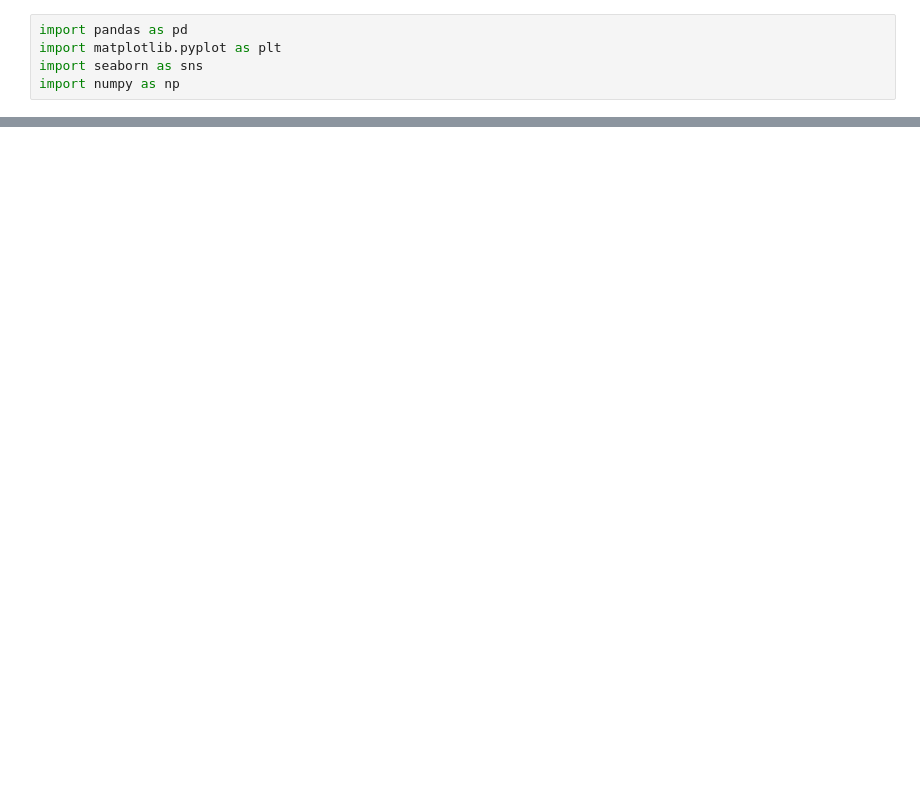
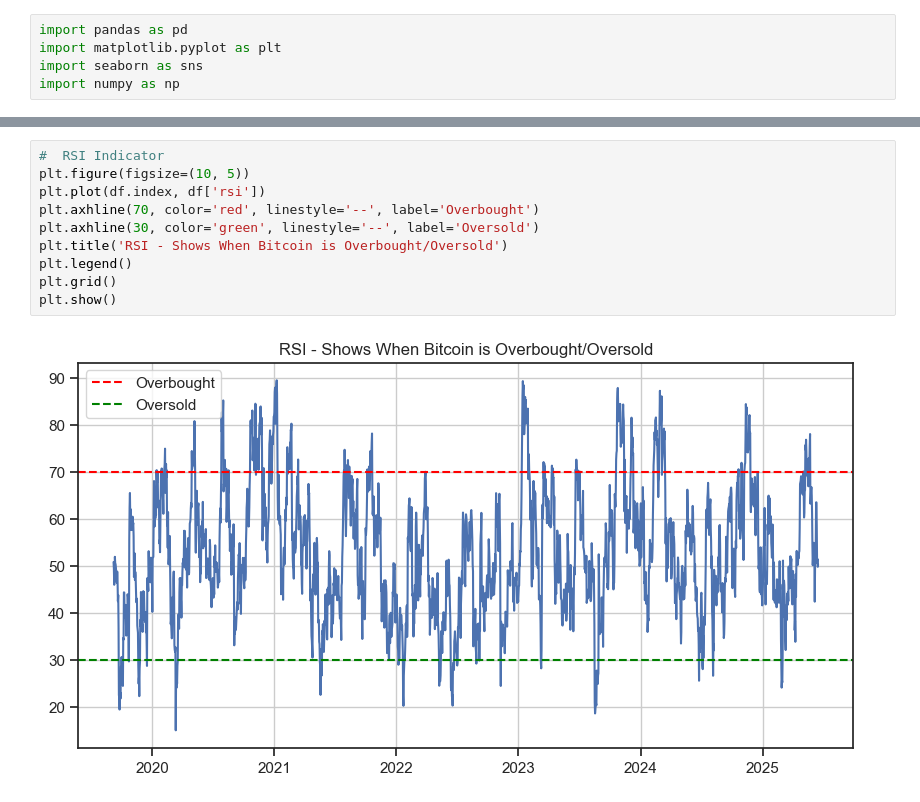
Before and after one commit to a7-peer/BTC_tradingbot, a Jupyter notebook: EDA/BTC_EDA.ipynb, the cells around one changed output, grey strips where cells are left out. Cells and saved outputs as stored; diff of their text form; blank space fills up the shorter version.

```diff
--- a/EDA/BTC_EDA.ipynb
+++ b/EDA/BTC_EDA.ipynb
@@ -353,0 +120,12 @@ trainingdata.to_csv('../data/train.csv')
+# %%
+#  RSI Indicator
+plt.figure(figsize=(10, 5))
+plt.plot(df.index, df['rsi'])
+plt.axhline(70, color='red', linestyle='--', label='Overbought')
+plt.axhline(30, color='green', linestyle='--', label='Oversold')
+plt.title('RSI - Shows When Bitcoin is Overbought/Oversold')
+plt.legend()
+plt.grid()
+plt.show()
+# %% [output]
+[figure, added]
```
Also changed, not shown: parts of 42 cells of this notebook, 1 other file.
